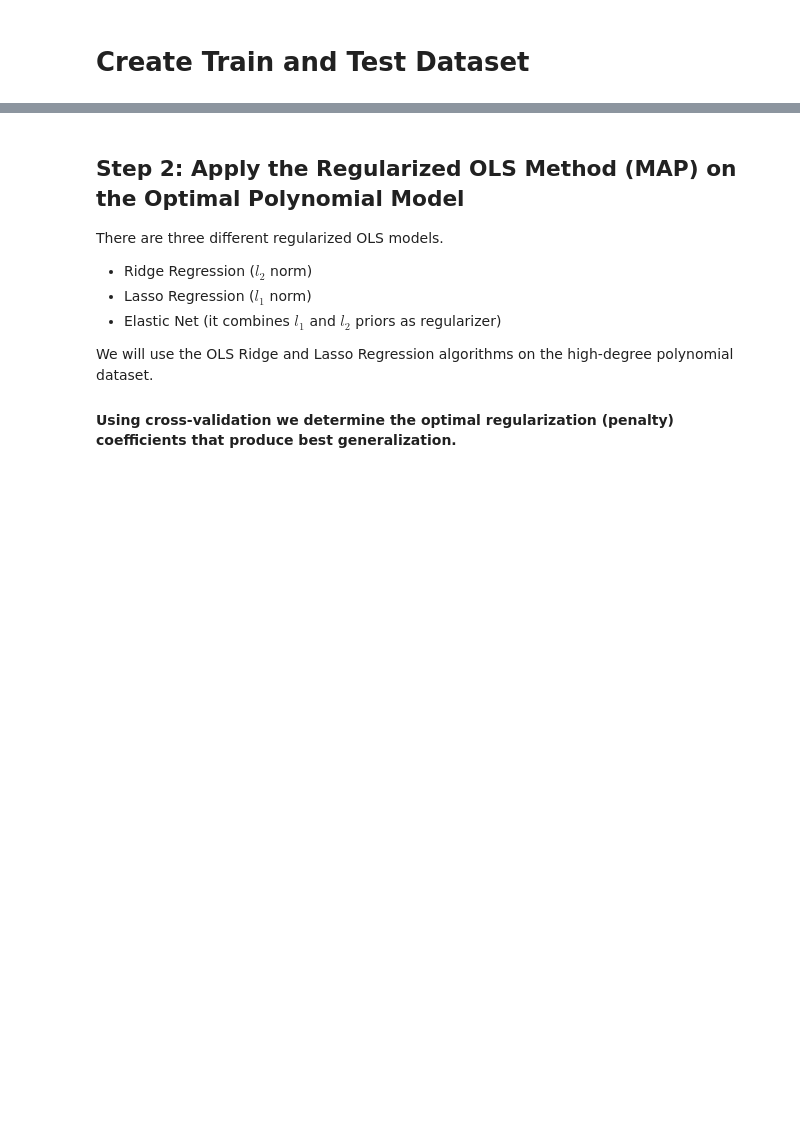
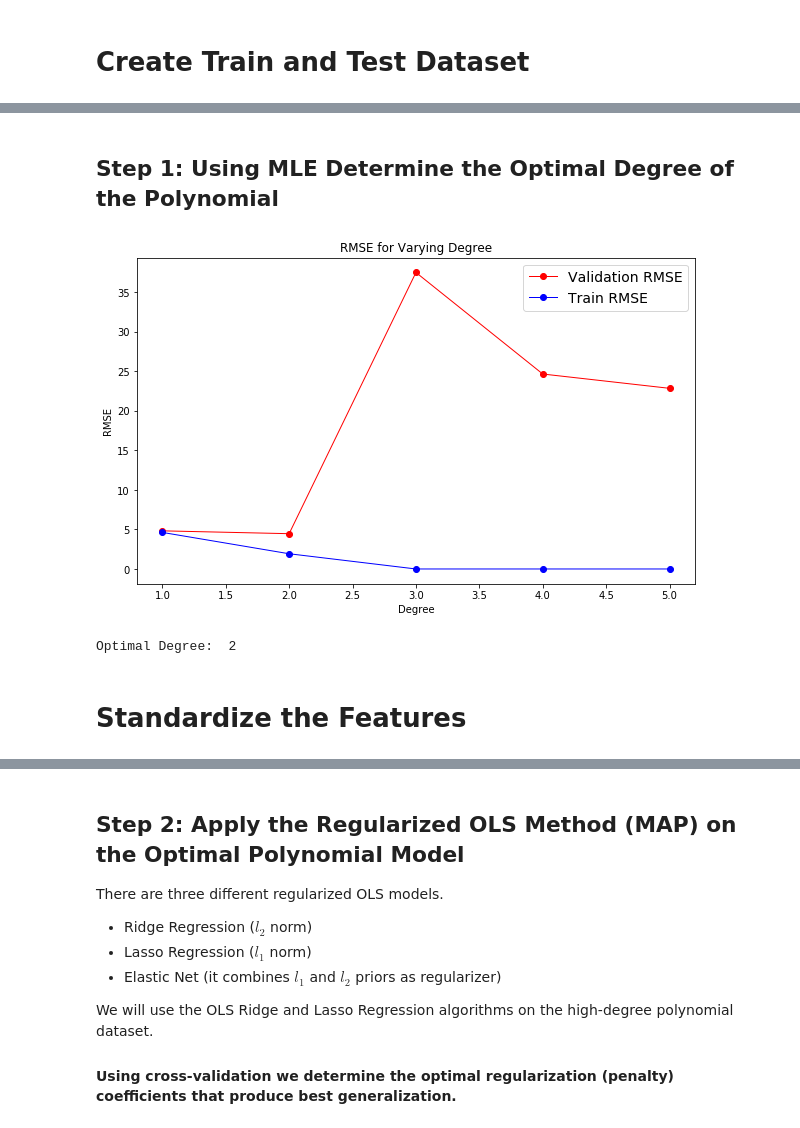
Before and after one commit to rhasanbd/Linear-Regression-Extensive-Adventure, a Jupyter notebook: Linear Regression-3-OLS Polynomial Regression-Bayesian Approach.ipynb, the cells around one changed output, grey strips where cells are left out. Saved outputs shown, nothing was run; the diff lists cells and outputs as text; code cells hidden in the pictures; blank space fills up the shorter version.

```diff
--- a/Linear Regression-3-OLS Polynomial Regression-Bayesian Approach.ipynb
+++ b/Linear Regression-3-OLS Polynomial Regression-Bayesian Approach.ipynb
@@ -189,3 +218,64 @@ Also, regularization techniques are sensitive to the scale of data. Thus, we mus
+# %% [markdown]
+## Step 1: Using MLE Determine the Optimal Degree of the Polynomial
+# %%
+# Partition the training data into train and validation subsets for this experiment
+X_train_new, X_validation, y_train_new, y_validation = train_test_split(X_train, y_train, test_size=0.2, random_state=42)
+
+
+degreeList = [1,2,3,4,5]
+
+# Two lists to store train and validation MSE values for various models of varying complexity
+mse_train, mse_validation = [], []
+
+for degree in degreeList:
+
+    # Create a pipeline object: first add polynomials, then standardize, finally create Linear Regression model
+    model = make_pipeline(PolynomialFeatures(degree, include_bias=False), StandardScaler(), LinearRegression())
+
+    # Train the model
+    model.fit(X_train_new, y_train_new)
+
+    # Make prediction
+    y_train_predicted = model.predict(X_train_new)
+    y_validation_predicted = model.predict(X_validation)
+
+
+    # Compute MSE and add to the list
+    mse_train.append(mean_squared_error(y_train_new, y_train_predicted))
+    mse_validation.append(mean_squared_error(y_validation, y_validation_predicted))
+
+
+
+# Plot RMSE values for varying polynomial degree
+plt.figure(figsize=(10, 6))
+plt.plot(degreeList, np.sqrt(mse_validation), "ro-", alpha=1.0, linewidth=1.0, label="Validation RMSE")
+plt.plot(degreeList, np.sqrt(mse_train), "bo-", alpha=1.0, linewidth=1.0, label="Train RMSE")
+plt.legend(loc="best", fontsize=14)
+plt.xlabel("Degree")
+plt.ylabel("RMSE")
+plt.title("RMSE for Varying Degree")
+plt.show()
+
+
+
+# Find the value of optimal degree for the polynomial that gives smallest validation RMSE
+rmse_validation = np.sqrt(mse_validation)
+j = 0
+min_rmse = rmse_validation[j]
+optimal_degree = 1
+
+for i in degreeList:
+    if(rmse_validation[j] < min_rmse):
+        min_rmse = rmse_validation[j]
+        optimal_degree = i
+    j +=1
+
+print("\nOptimal Degree: ", optimal_degree)
+# %% [output]
+[figure, added]
+Optimal Degree:  2
+# %% [markdown]
+# Standardize the Features
 # %%
 scaler = StandardScaler()
 
```
Also changed, not shown: parts of 15 cells of this notebook, 3 other files.
